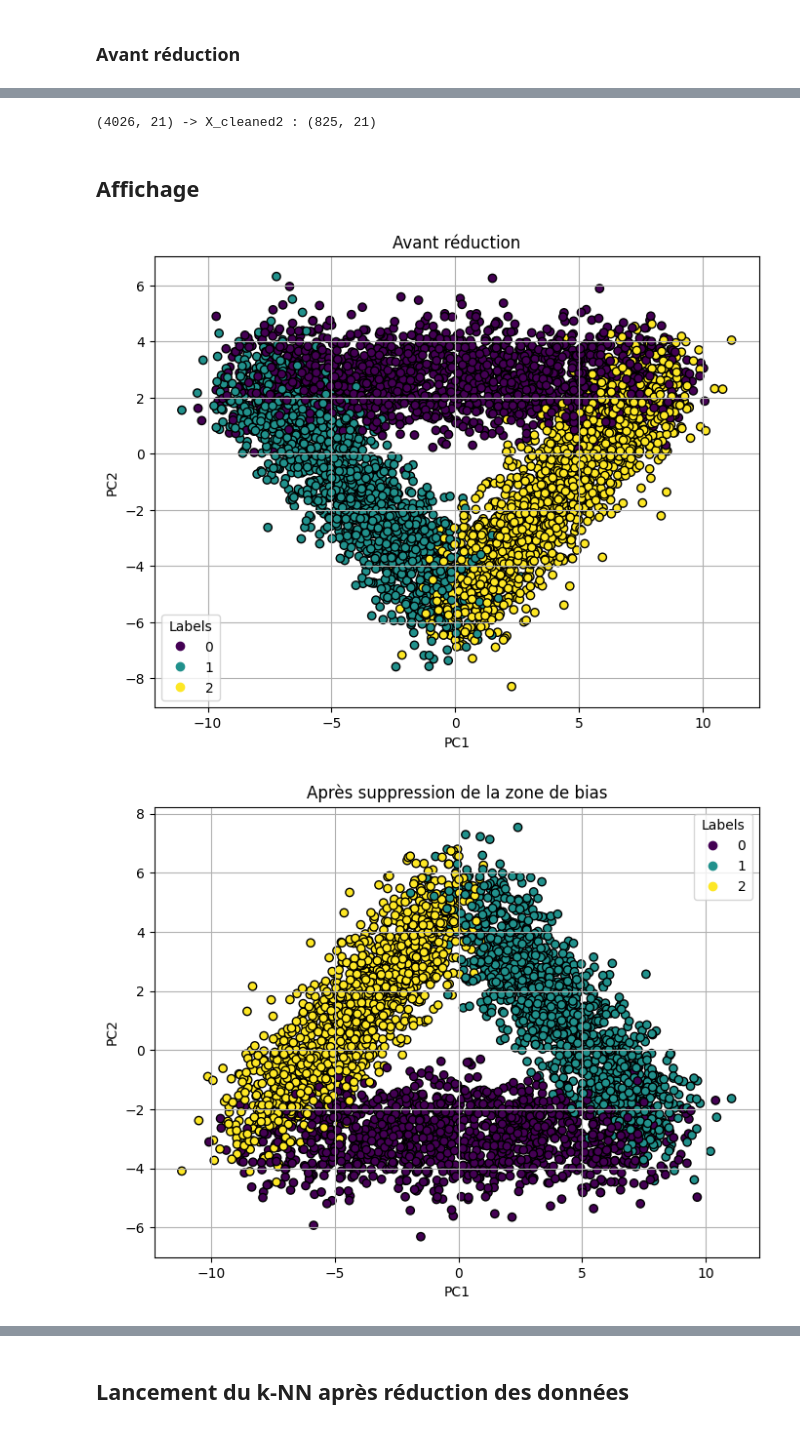
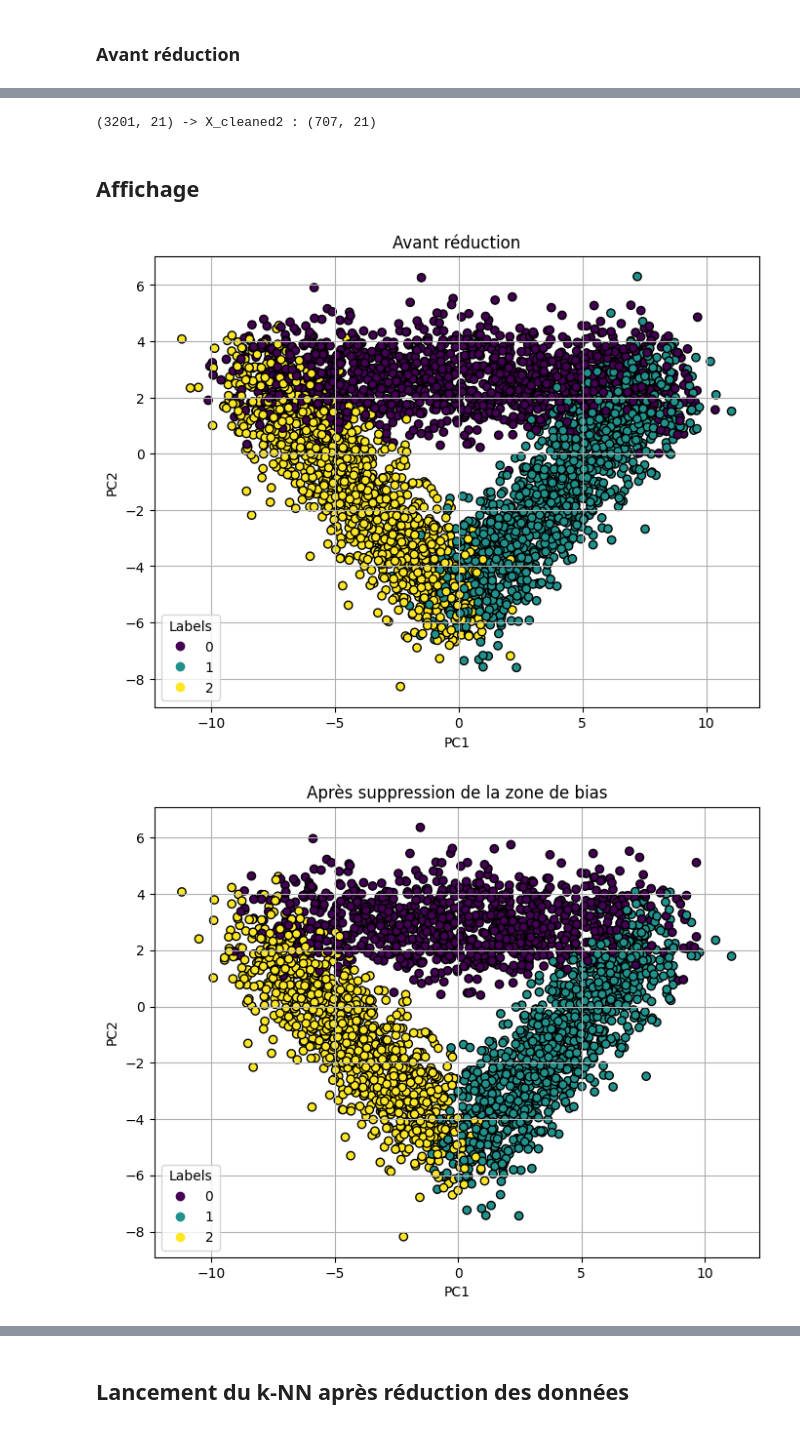
Before and after one commit to Fryzim/KNN-Classifier, a Jupyter notebook: projet.ipynb, the cells around one changed output, grey strips where cells are left out. Saved outputs shown, nothing was run; the diff lists cells and outputs as text; code cells hidden in the pictures.

```diff
--- a/projet.ipynb
+++ b/projet.ipynb
@@ -409,7 +409,7 @@ def pca(X, y, titre):
     Args:
         X: Features du dataset
         y: Labels du dataset
-
+        titre : titre du graphe
     """
 
     X_pca = np.concatenate((X, y.reshape((y.shape[0], 1))), axis=1)
@@ -450,5 +450,11 @@ def pca(X, y, titre):
 # Les fonctions de réductions prennent des tableau numpy
 X_np = X.to_numpy()
 y_np = y.to_numpy()
+
+X_np_train = X_np[:4000, :]
+y_np_train = y_np[:4000]
+
+X_np_test = X_np[4000:, :]
+y_np_test = y_np[4000:]
 # %% [markdown]
 ### 1ère réduction
@@ -459,4 +461,4 @@ Passe de 5000 lignes à environ 4000
 # %%
-(X_cleaned, y_cleaned) = reduction1(X_np, y_np)
-print(X.shape, "-> X_cleaned :", X_cleaned.shape)
+(X_train_cleaned, y_train_cleaned) = reduction1(X_np_train, y_np_train)
+print(X_np_train.shape, "-> X_cleaned :", X_train_cleaned.shape)
 # %% [output]
@@ -470,14 +468,14 @@ Passe de ~4000 lignes à ~800-900 lignes
 # %%
-(X_cleaned2, y_cleaned2) = reduction2(X_cleaned, y_cleaned)
-print(X_cleaned.shape, "-> X_cleaned2 :", X_cleaned2.shape)
+(X_train_cleaned2, y_train_cleaned2) = reduction2(X_train_cleaned, y_train_cleaned)
+print(X_train_cleaned.shape, "-> X_cleaned2 :", X_train_cleaned2.shape)
 # %% [output]
-(4026, 21) -> X_cleaned2 : (825, 21)
+(3201, 21) -> X_cleaned2 : (707, 21)
 # %% [markdown]
 ## Affichage
 # %%
-pca(X_np, y_np, "Avant réduction")
-pca(X_cleaned, y_cleaned, "Après suppression de la zone de bias")
-pca(X_cleaned2, y_cleaned2, "Après suppression des données non pertinentes")
+pca(X_np_train, y_np_train, "Avant réduction")
+pca(X_train_cleaned, y_train_cleaned, "Après suppression de la zone de bias")
+pca(X_train_cleaned2, y_train_cleaned2, "Après suppression des données non pertinentes")
 # %% [output]
-[figure, old version]
+[figure, new version]
-[figure, old version]
+[figure, new version]
```
Also changed, not shown: parts of 23 cells of this notebook.
